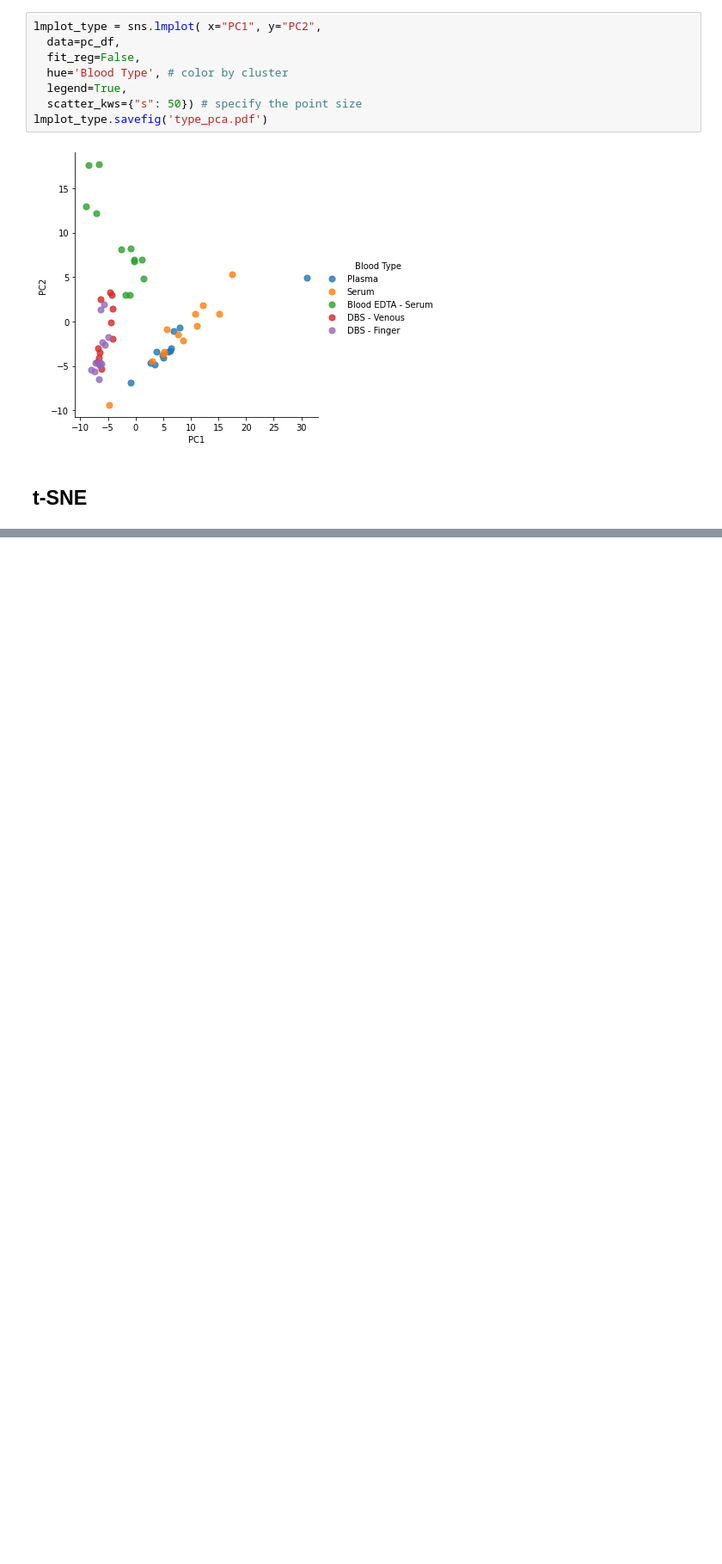
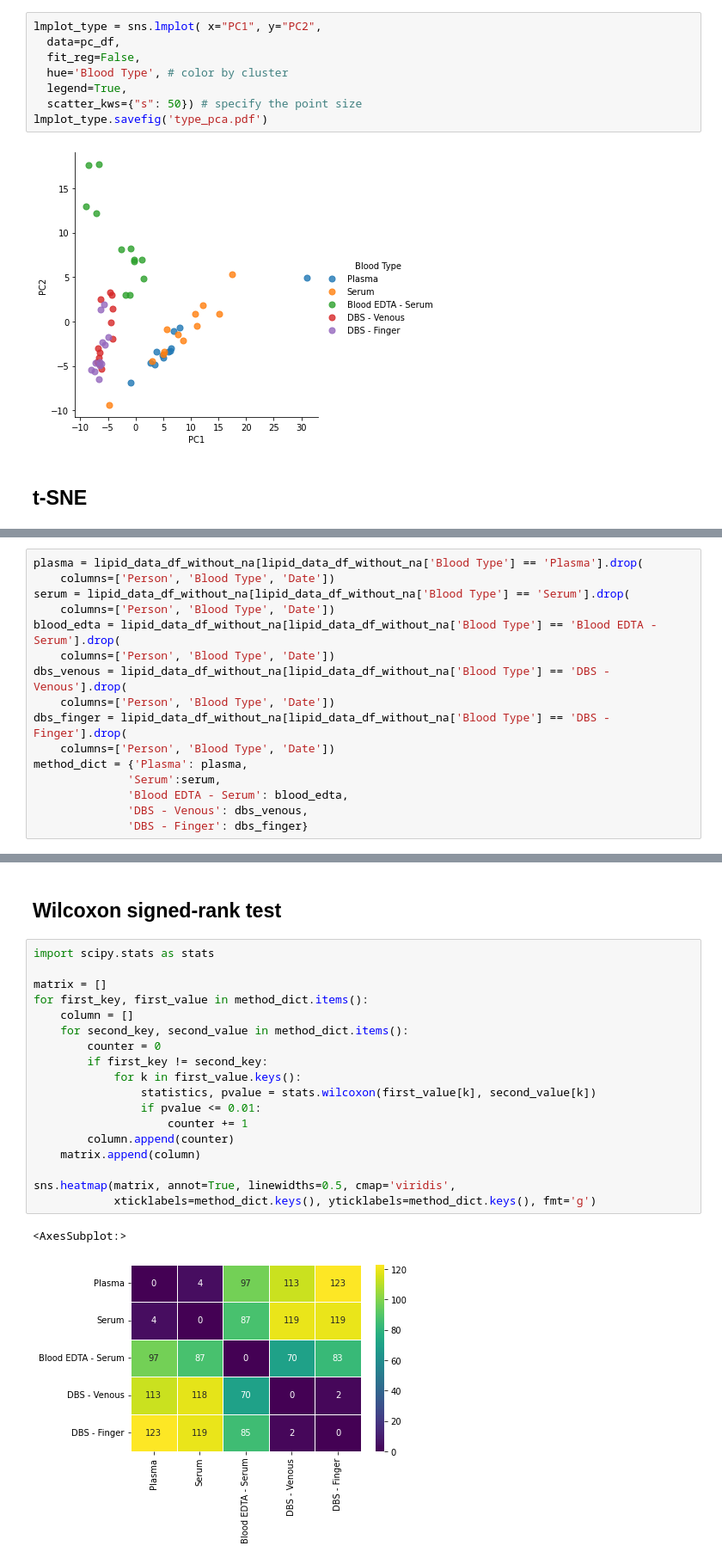
Before and after one commit to thauptmann/lipid_study, a Jupyter notebook: notebooks/data_analysis.ipynb, the cells around one changed output, grey strips where cells are left out. Shown at 86% size. Saved outputs shown, nothing was run; the diff lists cells and outputs as text; blank space fills up the shorter version.

```diff
--- a/notebooks/data_analysis.ipynb
+++ b/notebooks/data_analysis.ipynb
@@ -108,0 +119,16 @@ lmplot_type.savefig('type_tsne.pdf')
+# %%
+plasma = lipid_data_df_without_na[lipid_data_df_without_na['Blood Type'] == 'Plasma'].drop(
+    columns=['Person', 'Blood Type', 'Date'])
+serum = lipid_data_df_without_na[lipid_data_df_without_na['Blood Type'] == 'Serum'].drop(
+    columns=['Person', 'Blood Type', 'Date'])
+blood_edta = lipid_data_df_without_na[lipid_data_df_without_na['Blood Type'] == 'Blood EDTA - Serum'].drop(
+    columns=['Person', 'Blood Type', 'Date'])
+dbs_venous = lipid_data_df_without_na[lipid_data_df_without_na['Blood Type'] == 'DBS - Venous'].drop(
+    columns=['Person', 'Blood Type', 'Date'])
+dbs_finger = lipid_data_df_without_na[lipid_data_df_without_na['Blood Type'] == 'DBS - Finger'].drop(
+    columns=['Person', 'Blood Type', 'Date'])
+method_dict = {'Plasma': plasma,
+              'Serum':serum,
+              'Blood EDTA - Serum': blood_edta,
+              'DBS - Venous': dbs_venous,
+              'DBS - Finger': dbs_finger}
@@ -108,0 +155,23 @@ lmplot_type.savefig('type_tsne.pdf')
+# %% [markdown]
+## Wilcoxon signed-rank test
+# %%
+import scipy.stats as stats
+
+matrix = []
+for first_key, first_value in method_dict.items():
+    column = []
+    for second_key, second_value in method_dict.items():
+        counter = 0
+        if first_key != second_key:
+            for k in first_value.keys():
+                statistics, pvalue = stats.wilcoxon(first_value[k], second_value[k])
+                if pvalue <= 0.01:
+                    counter += 1
+        column.append(counter)
+    matrix.append(column)
+
+sns.heatmap(matrix, annot=True, linewidths=0.5, cmap='viridis',
+            xticklabels=method_dict.keys(), yticklabels=method_dict.keys(), fmt='g')
+# %% [output]
+<AxesSubplot:>
+[figure, added]
```
Also changed, not shown: parts of 26 cells of this notebook.
